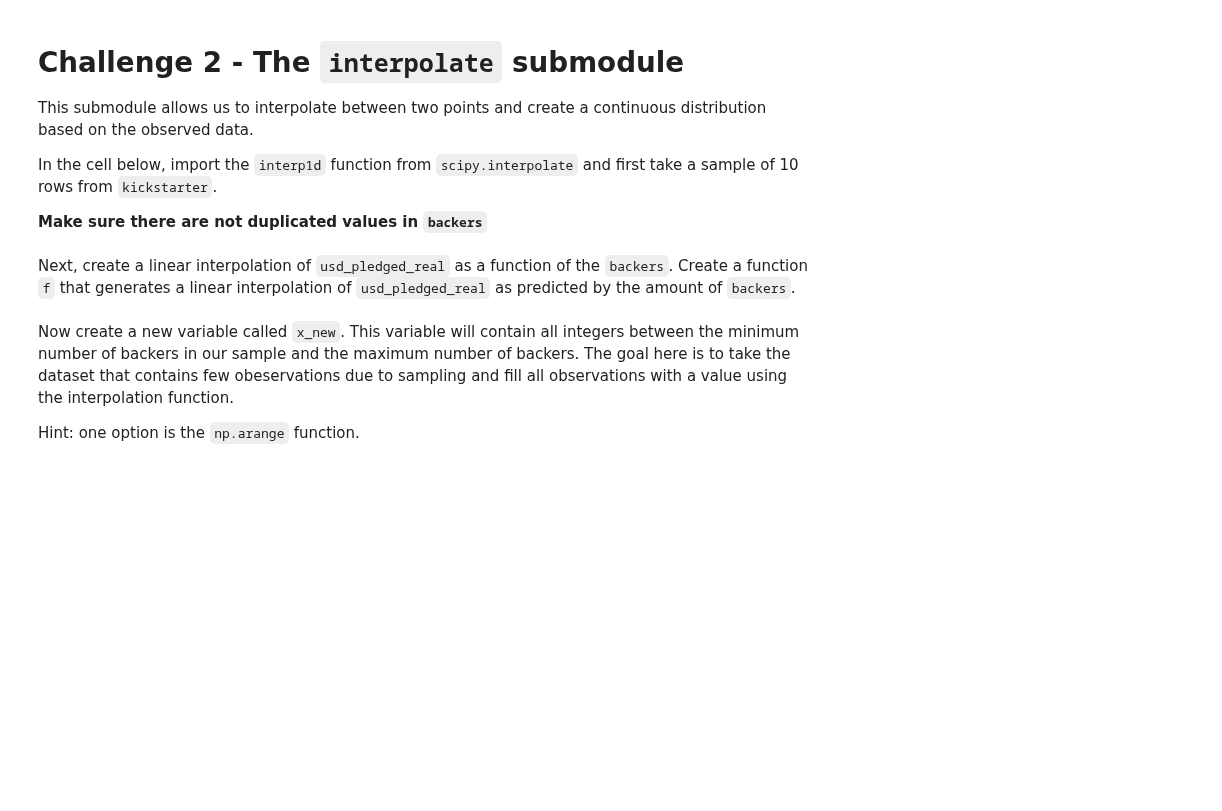
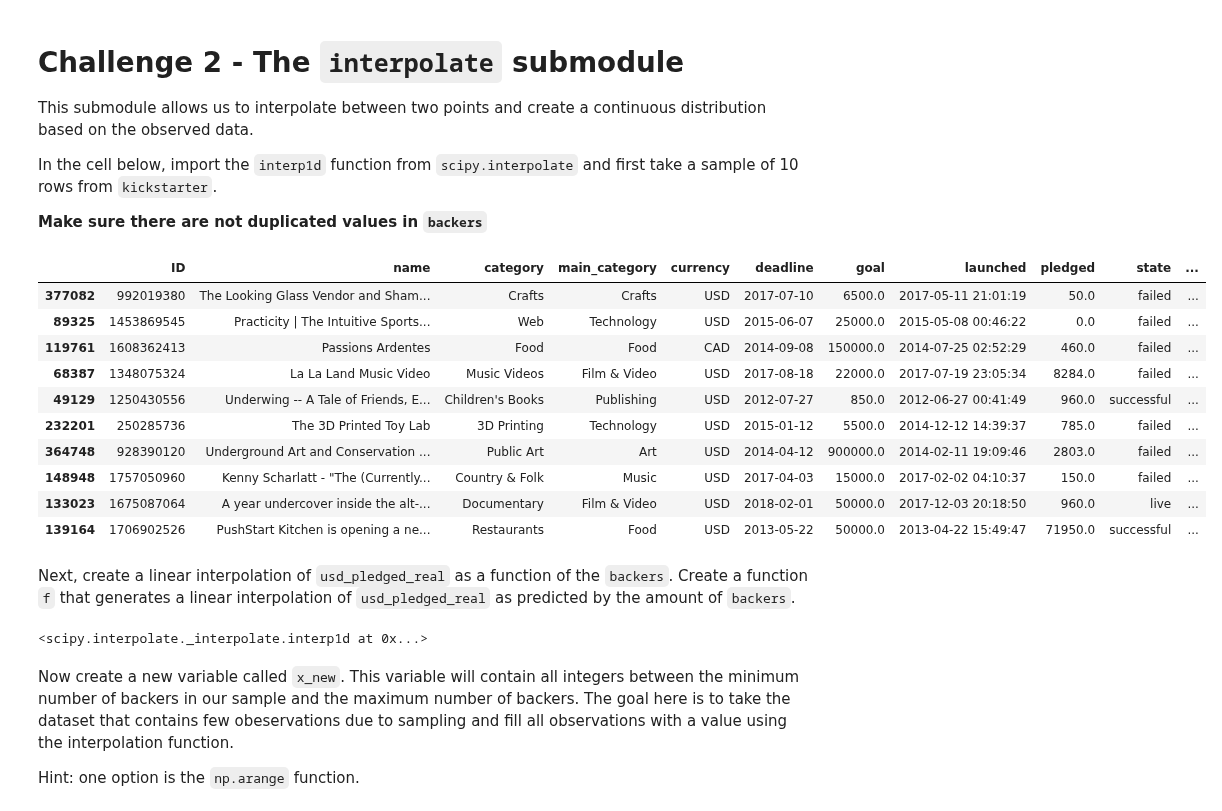
Before and after one commit to ta-data-lis/lab-intro-to-scipy, a Jupyter notebook: your-code/main.ipynb, the cells around one changed output. Saved outputs shown, nothing was run; the diff lists cells and outputs as text; code cells hidden in the pictures; blank space fills up the shorter version.

```diff
--- a/your-code/main.ipynb
+++ b/your-code/main.ipynb
@@ -60,2 +133,20 @@ In the cell below, import the `interp1d` function from `scipy.interpolate` and f
+# %%
+from scipy.interpolate import interp1d
+
+sample = projects.sample(10)
+
+sample
+# %% [output]
+|  | ID | name | category | main_category | currency | deadline | goal | launched | pledged | state | ... |
+| 377082 | 992019380 | The Looking Glass Vendor and Sham... | Crafts | Crafts | USD | 2017-07-10 | 6500.0 | 2017-05-11 21:01:19 | 50.0 | failed | ... |
+| 89325 | 1453869545 | Practicity | The Intuitive Sports... | Web | Technology | USD | 2015-06-07 | 25000.0 | 2015-05-08 00:46:22 | 0.0 | failed | ... |
+| 119761 | 1608362413 | Passions Ardentes | Food | Food | CAD | 2014-09-08 | 150000.0 | 2014-07-25 02:52:29 | 460.0 | failed | ... |
+| 68387 | 1348075324 | La La Land Music Video | Music Videos | Film & Video | USD | 2017-08-18 | 22000.0 | 2017-07-19 23:05:34 | 8284.0 | failed | ... |
+| 49129 | 1250430556 | Underwing -- A Tale of Friends, E... | Children's Books | Publishing | USD | 2012-07-27 | 850.0 | 2012-06-27 00:41:49 | 960.0 | successful | ... |
+| 232201 | 250285736 | The 3D Printed Toy Lab | 3D Printing | Technology | USD | 2015-01-12 | 5500.0 | 2014-12-12 14:39:37 | 785.0 | failed | ... |
+| 364748 | 928390120 | Underground Art and Conservation ... | Public Art | Art | USD | 2014-04-12 | 900000.0 | 2014-02-11 19:09:46 | 2803.0 | failed | ... |
+| 148948 | 1757050960 | Kenny Scharlatt - "The (Currently... | Country & Folk | Music | USD | 2017-04-03 | 15000.0 | 2017-02-02 04:10:37 | 150.0 | failed | ... |
+| 133023 | 1675087064 | A year undercover inside the alt-... | Documentary | Film & Video | USD | 2018-02-01 | 50000.0 | 2017-12-03 20:18:50 | 960.0 | live | ... |
+| 139164 | 1706902526 | PushStart Kitchen is opening a ne... | Restaurants | Food | USD | 2013-05-22 | 50000.0 | 2013-04-22 15:49:47 | 71950.0 | successful | ... |
 # %% [markdown]
 Next, create a linear interpolation of `usd_pledged_real` as a function of the `backers`. Create a function `f` that generates a linear interpolation of `usd_pledged_real` as predicted by the amount of `backers`.
@@ -64,3 +153,12 @@ Next, create a linear interpolation of `usd_pledged_real` as a function of the `
+# %%
+interpolation = interp1d(sample["usd_pledged_real"], sample["backers"], kind = "linear")
+
+interpolation
+
+
+### do not really know what it means
+# %% [output]
+<scipy.interpolate._interpolate.interp1d at 0x...>
 # %% [markdown]
 Now create a new variable called `x_new`. This variable will contain all integers between the minimum number of backers in our sample and the maximum number of backers. The goal here is to take the dataset that contains few obeservations due to sampling and fill all observations with a value using the interpolation function.
 
```
Also changed, not shown: parts of 23 cells of this notebook, 1 other file.
